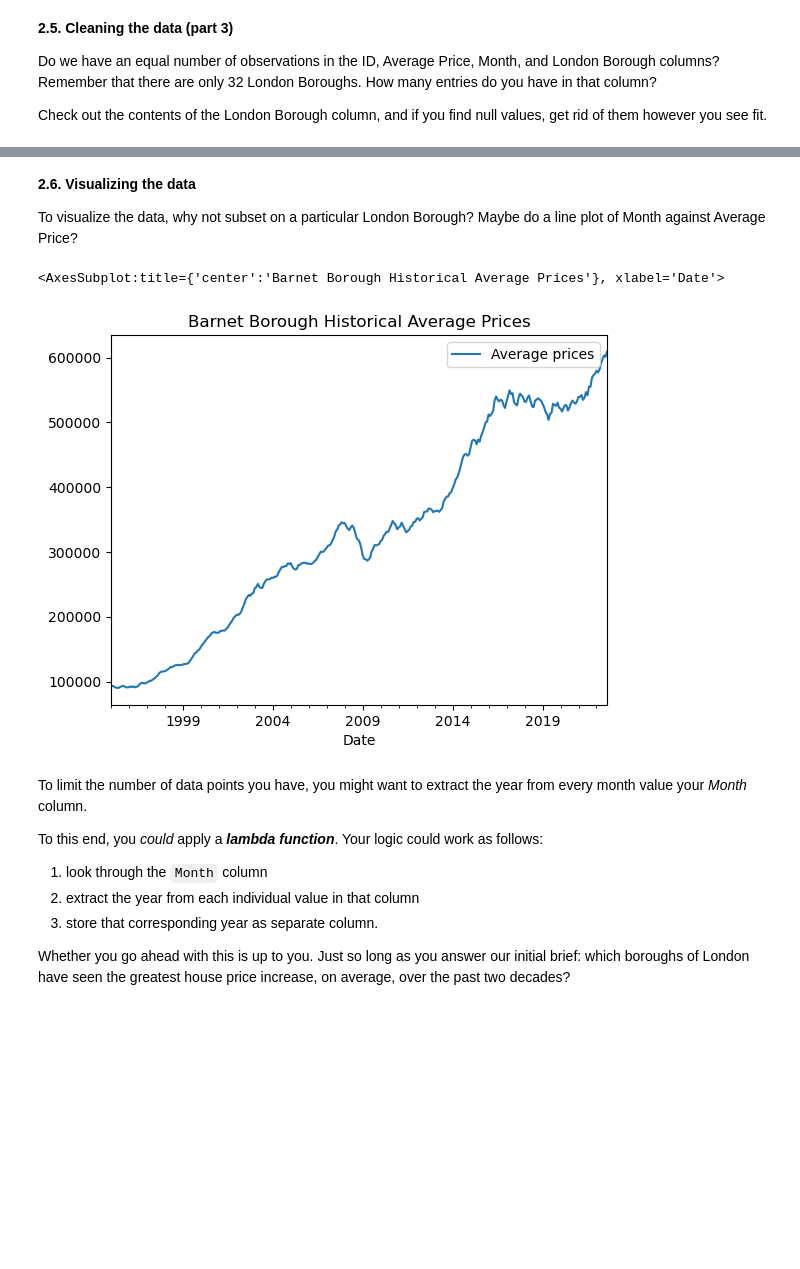
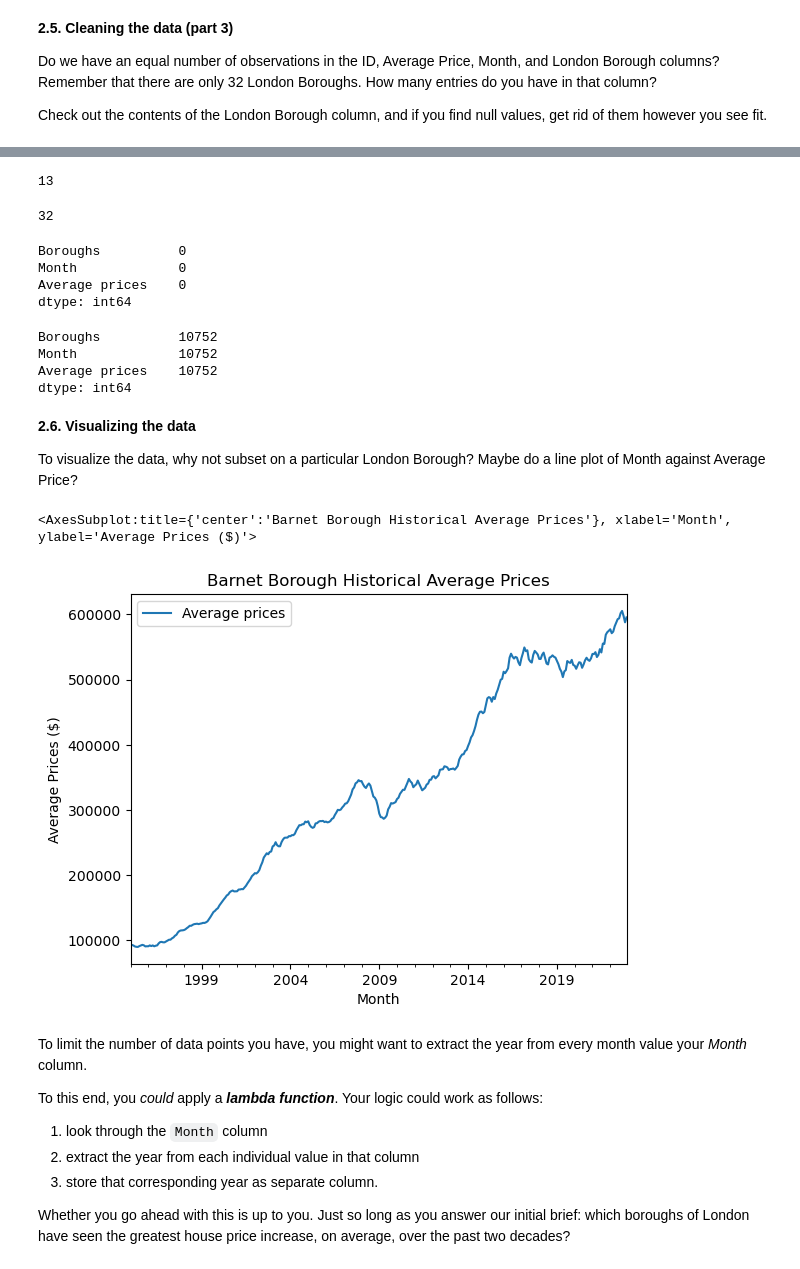
Before and after one commit to tslaFDs/Springboard, a Jupyter notebook: Other/London Project_Unit 4 Challenge - Tier 3.ipynb, the cells around one changed output, grey strips where cells are left out. Saved outputs shown, nothing was run; the diff lists cells and outputs as text; code cells hidden in the pictures; blank space fills up the shorter version.

Commit message:
fixed all errors for London housing

```diff
--- a/Other/London Project_Unit 4 Challenge - Tier 3.ipynb
+++ b/Other/London Project_Unit 4 Challenge - Tier 3.ipynb
@@ -197,7 +228,6 @@ You might we have to **rename** a couple columns. How do you do this? The clue's
 # %%
-properties = properties.rename(columns={'Unnamed: 0': 'Boroughs'})
+properties.drop(0, inplace=True)
 properties.head()
-# properties
 # %% [output]
 |  | Boroughs | 1995-01-01 00:00:00 | 1995-02-01 00:00:00 | 1995-03-01 00:00:00 | 1995-04-01 00:00:00 | ... |
 | 1 | City of London | 91448.98487 | 82202.77314 | 79120.70256 | 77101.20804 | ... |
@@ -214,6 +244,6 @@ Remember what Wes McKinney said about tidy data?
 You might need to **melt** your DataFrame here.
 # %%
 # properties.head()
-properties_melt = pd.melt(properties, id_vars=['Boroughs'], var_name='Date', value_name='Average prices')
+properties_melt = pd.melt(properties, id_vars=['Boroughs'], var_name='Month', value_name='Average prices')
 properties_melt
 # %% [output]
@@ -277,3 +307,30 @@ properties_melt.info
+# %%
+notBoroughs = ['City of London', 'Inner London', 'Outer London', 'NORTH EAST', 'NORTH WEST', 'YORKS & THE HUMBER',
+       'EAST MIDLANDS', 'WEST MIDLANDS', 'EAST OF ENGLAND', 'LONDON',
+       'SOUTH EAST', 'SOUTH WEST', 'England']
+len(notBoroughs)
+# %% [output]
+13
+# %%
+properties_melt = properties_melt[~properties_melt.Boroughs.isin(notBoroughs)]
+# %%
+properties_melt['Boroughs'].nunique() #perfect! only 32 now
+# %% [output]
+32
+# %%
+properties_melt.isnull().sum()
+# %% [output]
+Boroughs          0
+Month             0
+Average prices    0
+dtype: int64
+# %%
+properties_melt.count()
+# %% [output]
+Boroughs          10752
+Month             10752
+Average prices    10752
+dtype: int64
 # %% [markdown]
 **2.6. Visualizing the data**
 
@@ -281,11 +338,11 @@ To visualize the data, why not subset on a particular London Borough? Maybe do a
 # %%
 barnet_properties = properties_melt[properties_melt['Boroughs'] == 'Barnet']
 # barnet_properties
 
-barnet_properties.plot(x='Date', y='Average prices', title='Barnet Borough Historical Average Prices')
+barnet_properties.plot(x='Month', y='Average prices', title='Barnet Borough Historical Average Prices', ylabel='Average Prices ($)')
 # %% [output]
-<AxesSubplot:title={'center':'Barnet Borough Historical Average Prices'}, xlabel='Date'>
+<AxesSubplot:title={'center':'Barnet Borough Historical Average Prices'}, xlabel='Month', ylabel='Average Prices ($)'>
-[figure, old version]
+[figure, new version]
 # %% [markdown]
 To limit the number of data points you have, you might want to extract the year from every month value your *Month* column.
 
```
Also changed, not shown: parts of 36 cells of this notebook, 1 other file.
